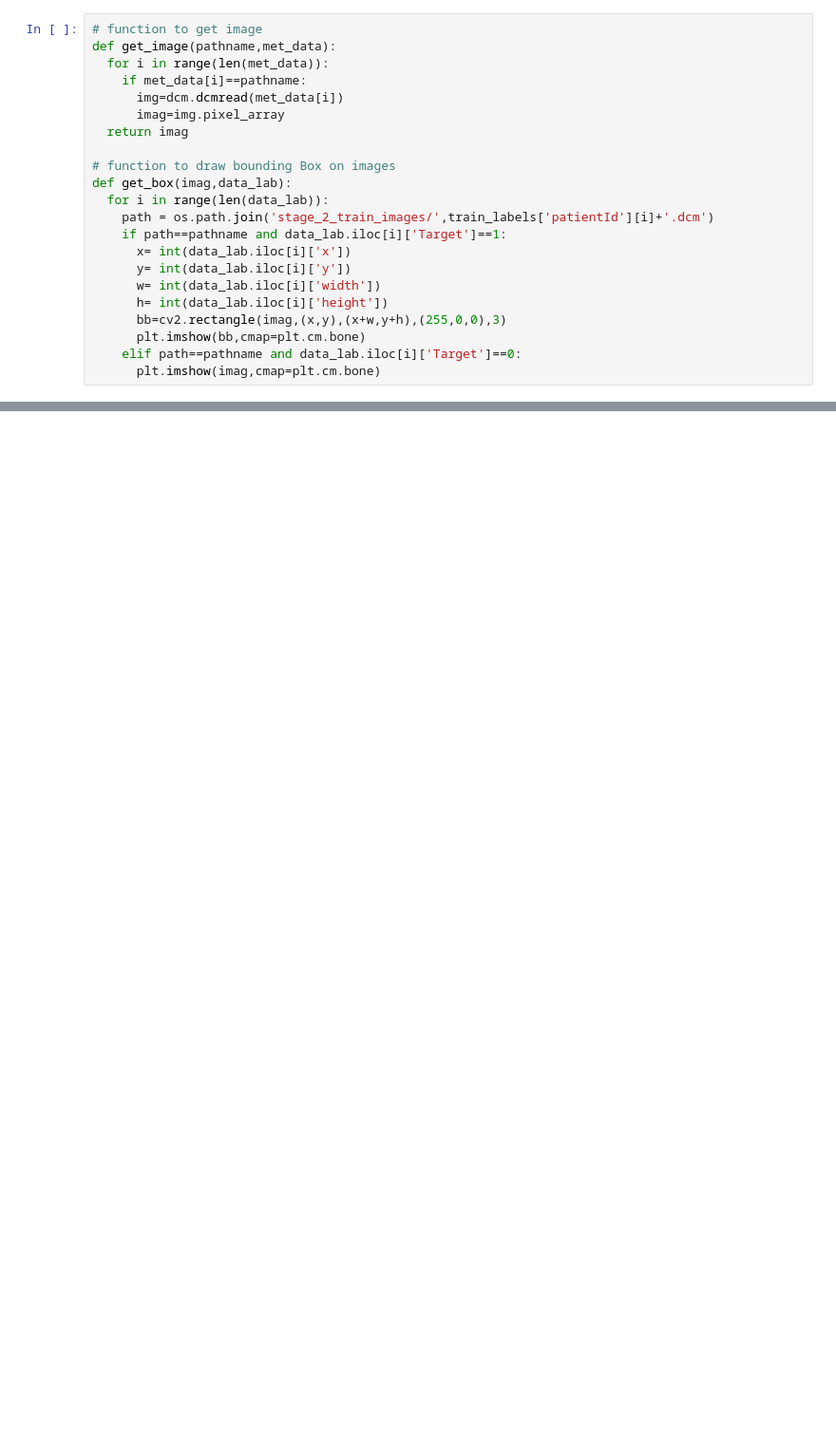
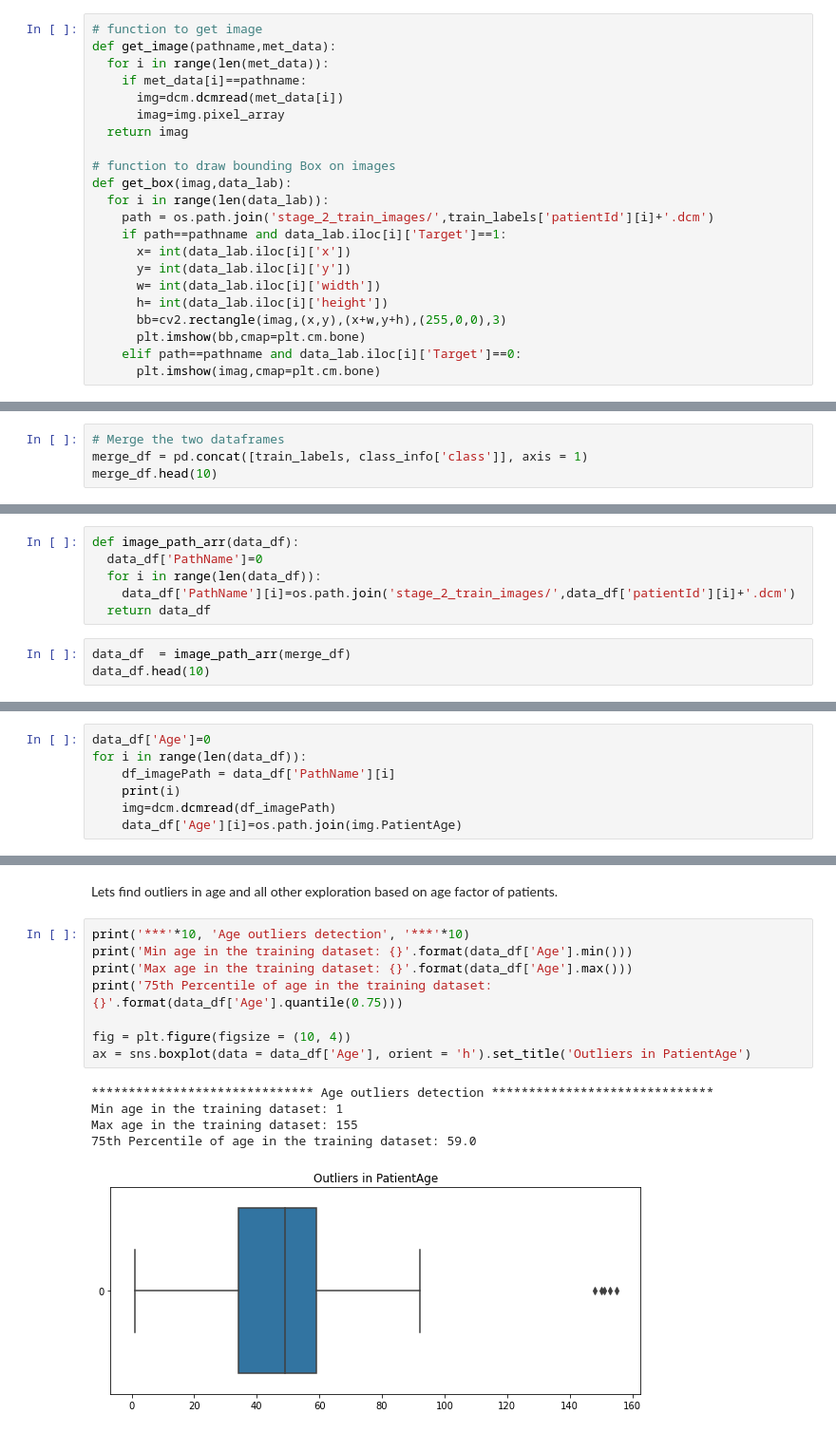
Before and after one commit to PulkitAppz/Capstone_AIML_19B, a Jupyter notebook: CapStone_Submission1.ipynb, the cells around one changed output, grey strips where cells are left out. Shown: that part at 95% size. Cells and saved outputs as stored; diff of their text form; blank space fills up the shorter version.

```diff
--- a/CapStone_Submission1.ipynb
+++ b/CapStone_Submission1.ipynb
@@ -234,0 +240,4 @@ get_box(img1,train_labels)
+# %%
+# Merge the two dataframes
+merge_df = pd.concat([train_labels, class_info['class']], axis = 1)
+merge_df.head(10)
@@ -234,0 +256,9 @@ get_box(img1,train_labels)
+# %%
+def image_path_arr(data_df):
+  data_df['PathName']=0
+  for i in range(len(data_df)):
+    data_df['PathName'][i]=os.path.join('stage_2_train_images/',data_df['patientId'][i]+'.dcm')
+  return data_df
+# %%
+data_df  = image_path_arr(merge_df)
+data_df.head(10)
@@ -234,0 +291,7 @@ get_box(img1,train_labels)
+# %%
+data_df['Age']=0
+for i in range(len(data_df)):
+    df_imagePath = data_df['PathName'][i]
+    print(i)
+    img=dcm.dcmread(df_imagePath)
+    data_df['Age'][i]=os.path.join(img.PatientAge)
@@ -234,0 +330,16 @@ get_box(img1,train_labels)
+# %% [markdown]
+Lets find outliers in age and all other exploration based on age factor of patients.
+# %%
+print('***'*10, 'Age outliers detection', '***'*10)
+print('Min age in the training dataset: {}'.format(data_df['Age'].min()))
+print('Max age in the training dataset: {}'.format(data_df['Age'].max()))
+print('75th Percentile of age in the training dataset: {}'.format(data_df['Age'].quantile(0.75)))
+
+fig = plt.figure(figsize = (10, 4))
+ax = sns.boxplot(data = data_df['Age'], orient = 'h').set_title('Outliers in PatientAge')
+# %% [output]
+****************************** Age outliers detection ******************************
+Min age in the training dataset: 1
+Max age in the training dataset: 155
+75th Percentile of age in the training dataset: 59.0
+[figure, added]
```
Also changed, not shown: parts of 21 cells of this notebook.
